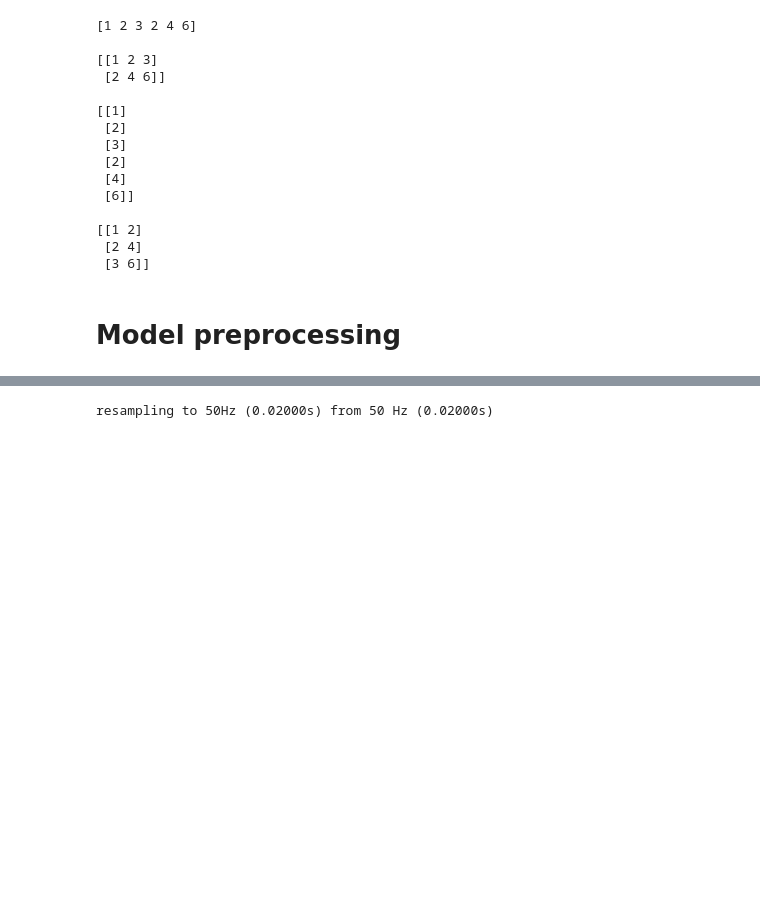
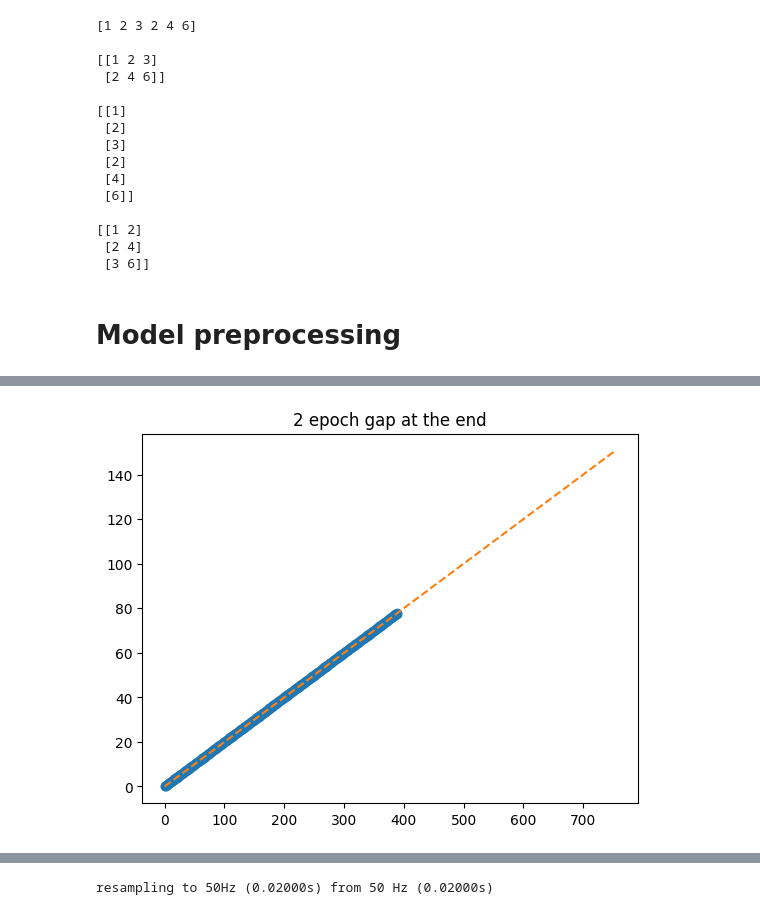
Before and after one commit to ftavella/pisces, a Jupyter notebook: nbs/01_data_sets.ipynb, the cells around one changed output, grey strips where cells are left out. Drawn from its saved outputs; the diff is of its cells as text; code cells hidden in the pictures; blank space fills up the shorter version.

```diff
--- a/nbs/01_data_sets.ipynb
+++ b/nbs/01_data_sets.ipynb
@@ -638,3 +614,70 @@ def rolling_window(arr, window_size):
     strided_axis_0 = max(arr.shape[0] - window_size + 1, 0)
     arr_strided = as_strided(arr, shape=(strided_axis_0, window_size), strides=(arr.strides[0], arr.strides[0]))
     return arr_strided
+# %%
+#| test
+import matplotlib.pyplot as plt
+
+TEST_TITLE = "2 epoch gap at the end"
+
+psg_epoch = 30
+n_epoch = 5
+psg_max_time = psg_epoch * n_epoch
+psg = np.array([
+    [j, (j // psg_epoch) % (psg_max_time // 5)]
+    for i, j in enumerate(range(0, psg_max_time, psg_epoch))
+])
+
+accel_sample_rate = 0.2
+accel_end_time = psg_max_time + 1
+accel_time = np.arange(0, accel_end_time, accel_sample_rate).reshape(-1, 1)
+accel_xyz = np.random.random((len(accel_time), 3))
+accel = np.hstack([accel_time, accel_xyz])
+
+row_index = np.arange(accel.shape[0])
+
+
+accel_mid_gap = accel.copy()
+acc_time = accel[:, 0]
+
+# starting at 2.5 epochs in (75 sec) there is a 2.5 epoch long gap.
+# Only 5 epochs total, so that's the rest of the recording
+# i.e. accel stops half way.
+n_epoch_gap_starts = 2.6
+n_epoch_gap_duration = 2.5
+
+skip_seconds_start = psg_epoch * n_epoch_gap_starts
+skip_seconds_end = skip_seconds_start + (psg_epoch * n_epoch_gap_duration)
+
+gap_select = (acc_time < skip_seconds_start) | (acc_time > skip_seconds_end)
+# (starting at epoch 0) this now has a gap during epochs 0, 1; epoch 2 is borderline, with 0.5 epochs covered, the threshold
+# X,X,A,A,A
+# A = accel present this epoch, X = >1/2 the epoch is missing
+accel_mid_gap = accel_mid_gap[gap_select]
+
+test_data = {
+    "accelerometer": {
+        "gap":  accel_mid_gap,
+        "no_gap": accel
+    },
+    "psg": {
+        "gap": psg.copy(),
+        "no_gap": psg
+    }
+}
+
+data_set = DataSetObject.from_dict(test_data)
+plt.plot(accel_mid_gap[:, 0], 'o-')
+plt.plot(acc_time, '--')
+plt.title(TEST_TITLE)
+print("Pre-masking:")
+print(psg)
+
+psg_masked = mask_psg_from_accel(psg, accel_mid_gap)
+print("MASKED:")
+print(psg)
+
+
+assert np.all(psg_masked[3:, 1] == -1), "gap time stamps of PSG did NOT get masked"
+assert np.all(psg_masked[:3, 1] != -1), "NON-gap time stamps of PSG got masked"
+# %% [output]
@@ -640,0 +698 @@ def rolling_window(arr, window_size):
+[figure, added]
```
Also changed, not shown: parts of 11 cells of this notebook, 3 other files.
